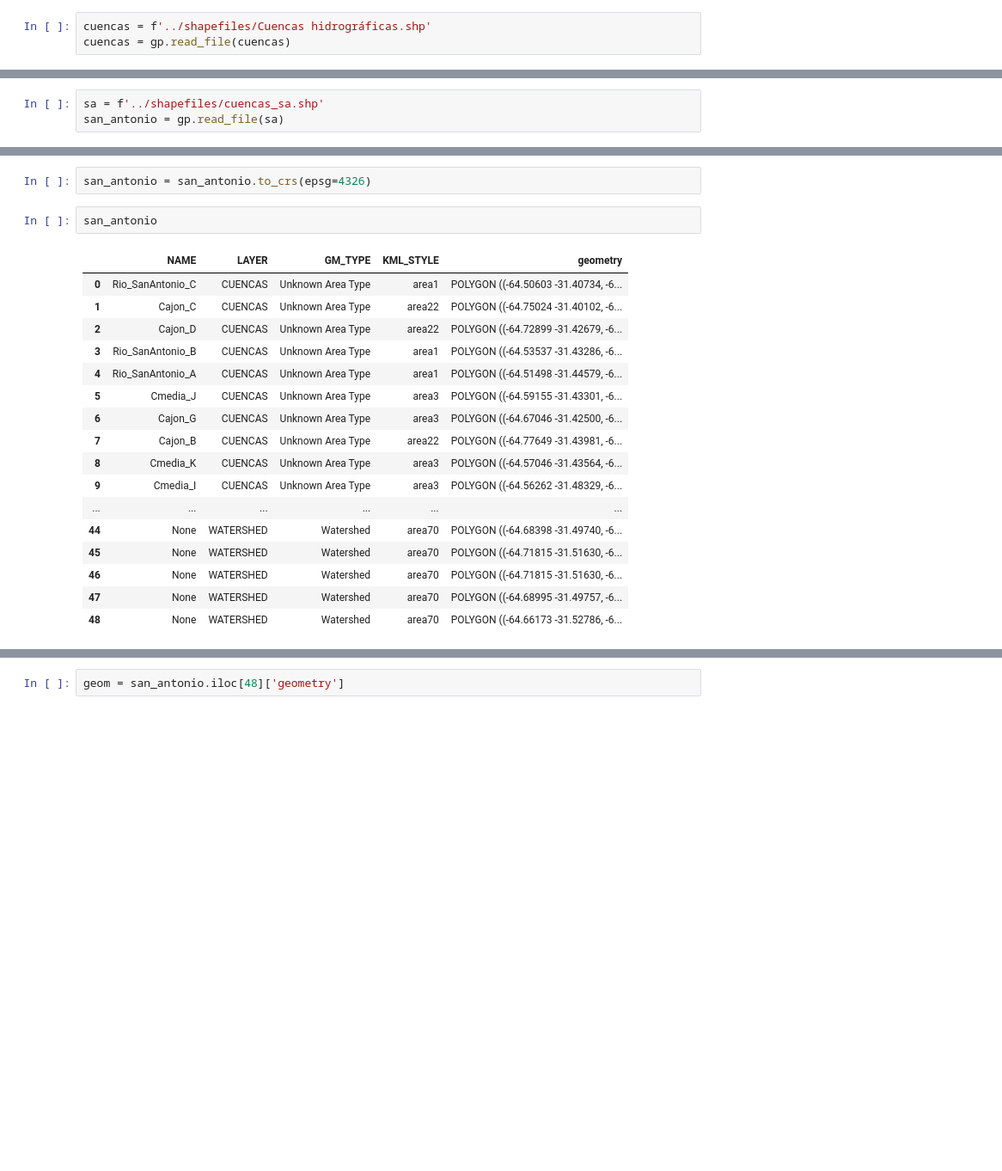
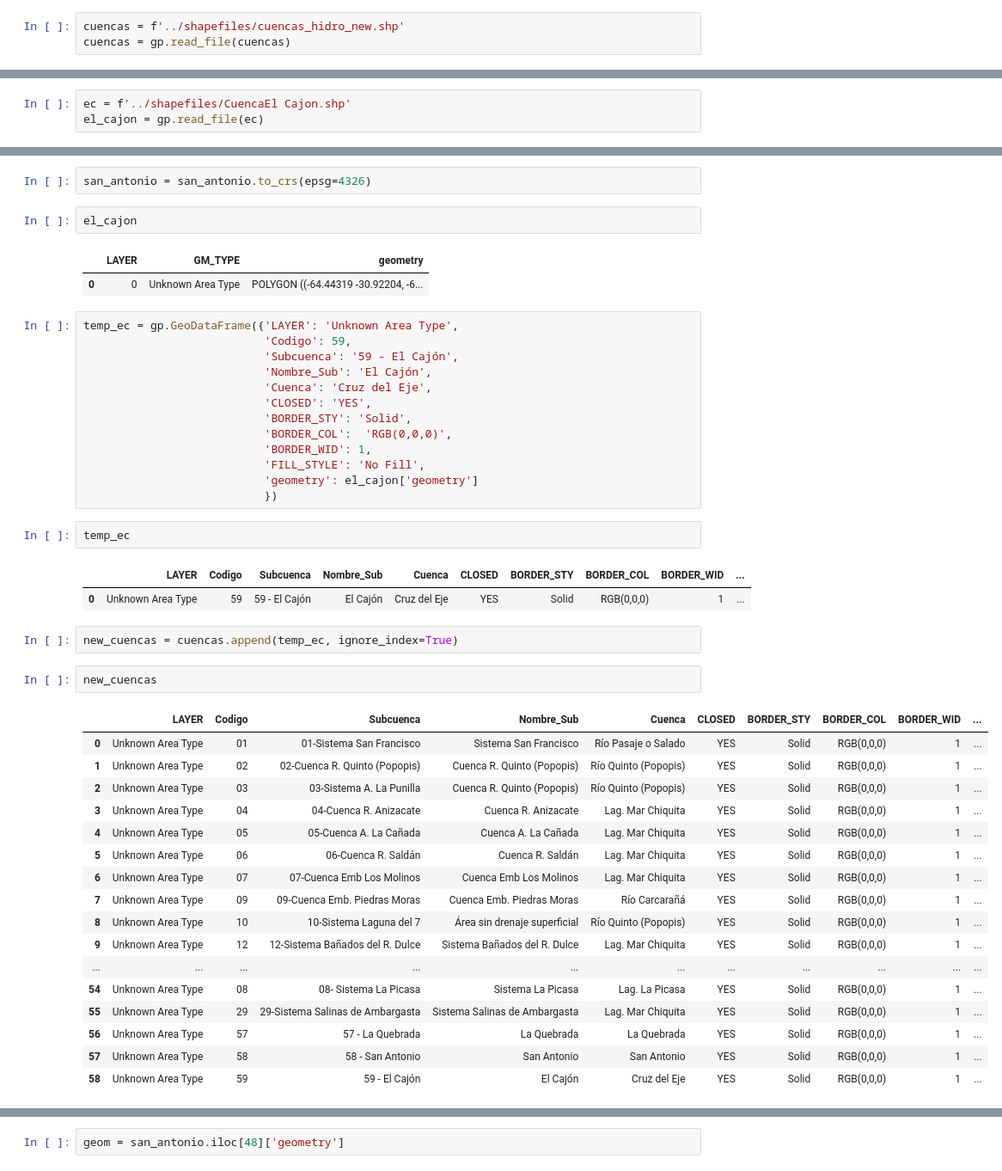
Before and after one commit to OHMC/wrf-cuenca, a Jupyter notebook: src/notebooks/Manipular shapefiles.ipynb, the cells around one changed output, grey strips where cells are left out. Shown at 86% size. Saved outputs shown, nothing was run; the diff lists cells and outputs as text; blank space fills up the shorter version.

Commit message:
Actualizacion de notebook de gen de shapefiles

```diff
--- a/src/notebooks/Manipular shapefiles.ipynb
+++ b/src/notebooks/Manipular shapefiles.ipynb
@@ -1,7 +1,7 @@
 # %%
 import geopandas as gp
 # %%
-cuencas = f'../shapefiles/Cuencas hidrográficas.shp'
+cuencas = f'../shapefiles/cuencas_hidro_new.shp'
 cuencas = gp.read_file(cuencas)
 # %%
 cuencas.keys()
@@ -12,4 +26,4 @@ Index(['LAYER', 'Codigo', 'Subcuenca', 'Nombre_Sub', 'Cuenca', 'CLOSED',
 # %%
-sa = f'../shapefiles/cuencas_sa.shp'
-san_antonio = gp.read_file(sa)
+ec = f'../shapefiles/CuencaEl Cajon.shp'
+el_cajon = gp.read_file(ec)
 # %%
@@ -29,23 +44,48 @@ Datum: D_MN_LINCOLN
 san_antonio_GCS_MN_LINCOLN = san_antonio.copy()
 # %%
 san_antonio = san_antonio.to_crs(epsg=4326)
-# %%
-san_antonio
-# %% [output]
-|  | NAME | LAYER | GM_TYPE | KML_STYLE | geometry |
-| 0 | Rio_SanAntonio_C | CUENCAS | Unknown Area Type | area1 | POLYGON ((-64.50603 -31.40734, -6... |
-| 1 | Cajon_C | CUENCAS | Unknown Area Type | area22 | POLYGON ((-64.75024 -31.40102, -6... |
-| 2 | Cajon_D | CUENCAS | Unknown Area Type | area22 | POLYGON ((-64.72899 -31.42679, -6... |
-| 3 | Rio_SanAntonio_B | CUENCAS | Unknown Area Type | area1 | POLYGON ((-64.53537 -31.43286, -6... |
-| 4 | Rio_SanAntonio_A | CUENCAS | Unknown Area Type | area1 | POLYGON ((-64.51498 -31.44579, -6... |
-| 5 | Cmedia_J | CUENCAS | Unknown Area Type | area3 | POLYGON ((-64.59155 -31.43301, -6... |
-| 6 | Cajon_G | CUENCAS | Unknown Area Type | area3 | POLYGON ((-64.67046 -31.42500, -6... |
-| 7 | Cajon_B | CUENCAS | Unknown Area Type | area22 | POLYGON ((-64.77649 -31.43981, -6... |
-| 8 | Cmedia_K | CUENCAS | Unknown Area Type | area3 | POLYGON ((-64.57046 -31.43564, -6... |
-| 9 | Cmedia_I | CUENCAS | Unknown Area Type | area3 | POLYGON ((-64.56262 -31.48329, -6... |
-| ... | ... | ... | ... | ... | ... |
-| 44 | None | WATERSHED | Watershed | area70 | POLYGON ((-64.68398 -31.49740, -6... |
-| 45 | None | WATERSHED | Watershed | area70 | POLYGON ((-64.71815 -31.51630, -6... |
-| 46 | None | WATERSHED | Watershed | area70 | POLYGON ((-64.71815 -31.51630, -6... |
-| 47 | None | WATERSHED | Watershed | area70 | POLYGON ((-64.68995 -31.49757, -6... |
-| 48 | None | WATERSHED | Watershed | area70 | POLYGON ((-64.66173 -31.52786, -6... |
+# %%
+el_cajon
+# %% [output]
+|  | LAYER | GM_TYPE | geometry |
+| 0 | 0 | Unknown Area Type | POLYGON ((-64.44319 -30.92204, -6... |
+# %%
+temp_ec = gp.GeoDataFrame({'LAYER': 'Unknown Area Type',
+                           'Codigo': 59,
+                           'Subcuenca': '59 - El Cajón',
+                           'Nombre_Sub': 'El Cajón',
+                           'Cuenca': 'Cruz del Eje',
+                           'CLOSED': 'YES',
+                           'BORDER_STY': 'Solid',
+                           'BORDER_COL':  'RGB(0,0,0)',
+                           'BORDER_WID': 1,
+                           'FILL_STYLE': 'No Fill',
+                           'geometry': el_cajon['geometry']
+                           })
+# %%
+temp_ec
+# %% [output]
+|  | LAYER | Codigo | Subcuenca | Nombre_Sub | Cuenca | CLOSED | BORDER_STY | BORDER_COL | BORDER_WID | ... |
+| 0 | Unknown Area Type | 59 | 59 - El Cajón | El Cajón | Cruz del Eje | YES | Solid | RGB(0,0,0) | 1 | ... |
+# %%
+new_cuencas = cuencas.append(temp_ec, ignore_index=True)
+# %%
+new_cuencas
+# %% [output]
+|  | LAYER | Codigo | Subcuenca | Nombre_Sub | Cuenca | CLOSED | BORDER_STY | BORDER_COL | BORDER_WID | ... |
+| 0 | Unknown Area Type | 01 | 01-Sistema San Francisco | Sistema San Francisco | Río Pasaje o Salado | YES | Solid | RGB(0,0,0) | 1 | ... |
+| 1 | Unknown Area Type | 02 | 02-Cuenca R. Quinto (Popopis) | Cuenca R. Quinto (Popopis) | Río Quinto (Popopis) | YES | Solid | RGB(0,0,0) | 1 | ... |
+| 2 | Unknown Area Type | 03 | 03-Sistema A. La Punilla | Cuenca R. Quinto (Popopis) | Río Quinto (Popopis) | YES | Solid | RGB(0,0,0) | 1 | ... |
+| 3 | Unknown Area Type | 04 | 04-Cuenca R. Anizacate | Cuenca R. Anizacate | Lag. Mar Chiquita | YES | Solid | RGB(0,0,0) | 1 | ... |
+| 4 | Unknown Area Type | 05 | 05-Cuenca A. La Cañada | Cuenca A. La Cañada | Lag. Mar Chiquita | YES | Solid | RGB(0,0,0) | 1 | ... |
+| 5 | Unknown Area Type | 06 | 06-Cuenca R. Saldán | Cuenca R. Saldán | Lag. Mar Chiquita | YES | Solid | RGB(0,0,0) | 1 | ... |
+| 6 | Unknown Area Type | 07 | 07-Cuenca Emb Los Molinos | Cuenca Emb Los Molinos | Lag. Mar Chiquita | YES | Solid | RGB(0,0,0) | 1 | ... |
+| 7 | Unknown Area Type | 09 | 09-Cuenca Emb. Piedras Moras | Cuenca Emb. Piedras Moras | Río Carcarañá | YES | Solid | RGB(0,0,0) | 1 | ... |
+| 8 | Unknown Area Type | 10 | 10-Sistema Laguna del 7 | Área sin drenaje superficial | Río Quinto (Popopis) | YES | Solid | RGB(0,0,0) | 1 | ... |
+| 9 | Unknown Area Type | 12 | 12-Sistema Bañados del R. Dulce | Sistema Bañados del R. Dulce | Lag. Mar Chiquita | YES | Solid | RGB(0,0,0) | 1 | ... |
+| ... | ... | ... | ... | ... | ... | ... | ... | ... | ... | ... |
+| 54 | Unknown Area Type | 08 | 08- Sistema La Picasa | Sistema La Picasa | Lag. La Picasa | YES | Solid | RGB(0,0,0) | 1 | ... |
+| 55 | Unknown Area Type | 29 | 29-Sistema Salinas de Ambargasta | Sistema Salinas de Ambargasta | Lag. Mar Chiquita | YES | Solid | RGB(0,0,0) | 1 | ... |
+| 56 | Unknown Area Type | 57 | 57 - La Quebrada | La Quebrada | La Quebrada | YES | Solid | RGB(0,0,0) | 1 | ... |
+| 57 | Unknown Area Type | 58 | 58 - San Antonio | San Antonio | San Antonio | YES | Solid | RGB(0,0,0) | 1 | ... |
+| 58 | Unknown Area Type | 59 | 59 - El Cajón | El Cajón | Cruz del Eje | YES | Solid | RGB(0,0,0) | 1 | ... |
```
Also changed, not shown: parts of 3 cells of this notebook.
